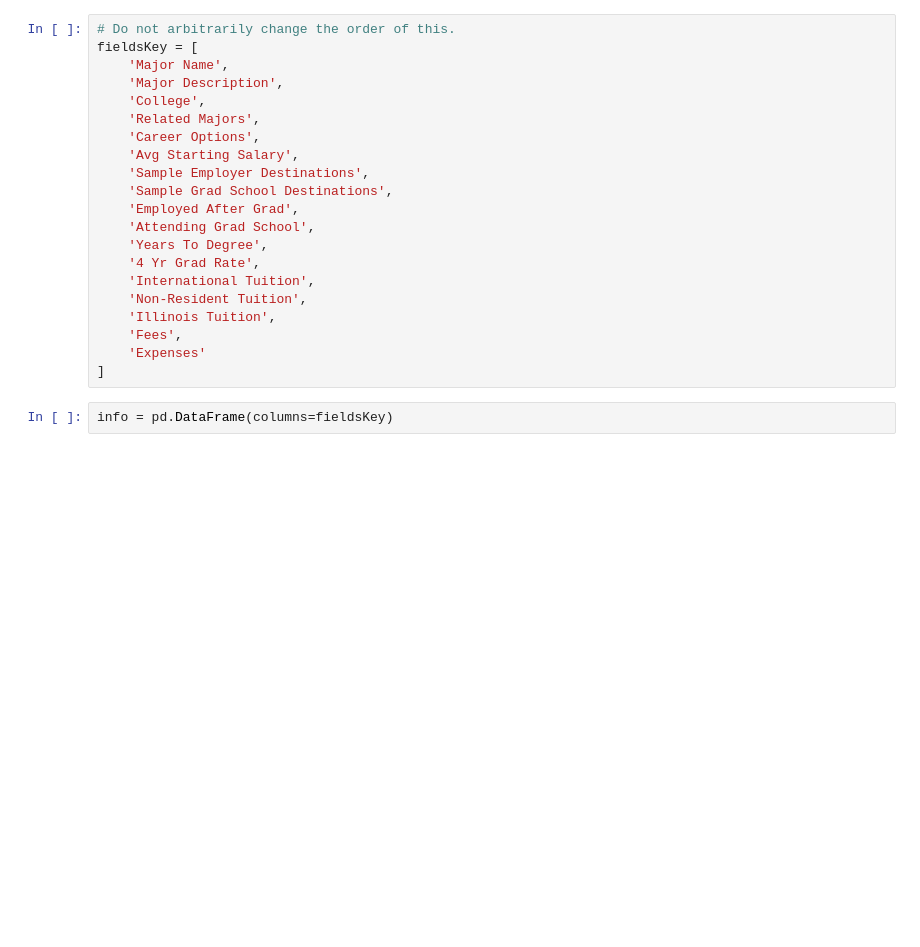
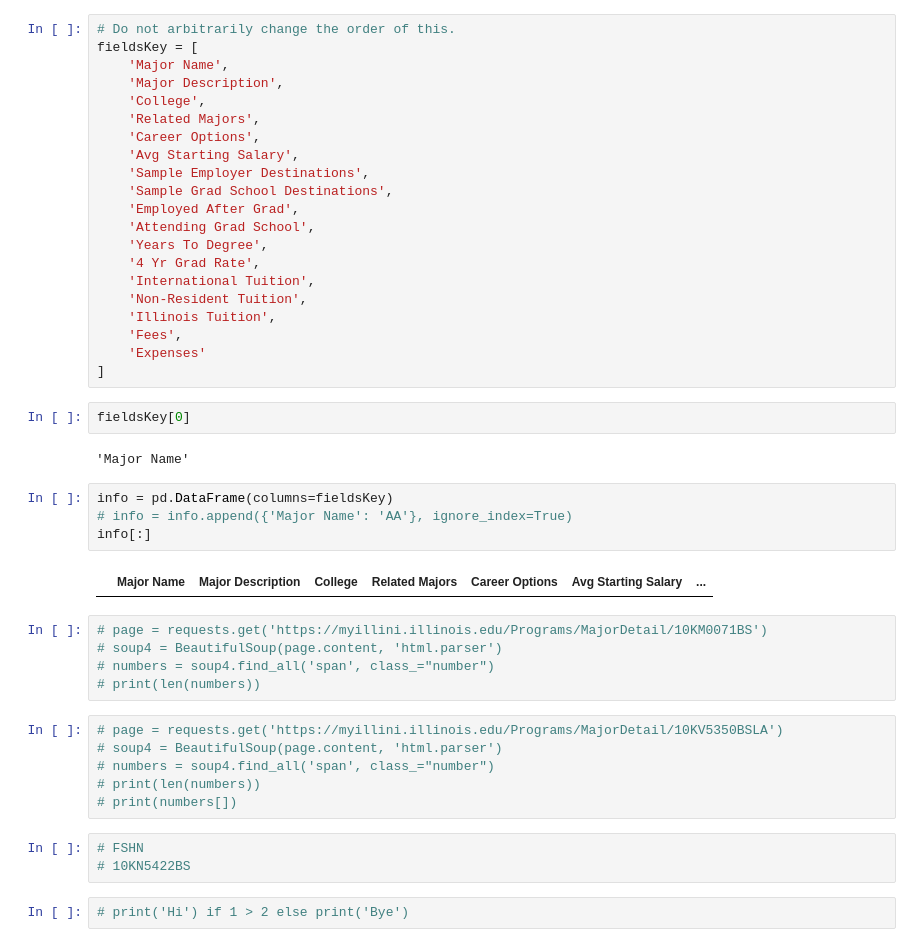
Before and after one commit to YashSukhwani/UIUC-Majors-Analysis, a Jupyter notebook: Job Info.ipynb, the cells around one changed output. Drawn from its saved outputs; the diff is of its cells as text; blank space fills up the shorter version.

```diff
--- a/Job Info.ipynb
+++ b/Job Info.ipynb
@@ -35,5 +37,29 @@ fieldsKey = [
     'Fees',
     'Expenses'
 ]
+# %%
+fieldsKey[0]
+# %% [output]
+'Major Name'
 # %%
 info = pd.DataFrame(columns=fieldsKey)
+# info = info.append({'Major Name': 'AA'}, ignore_index=True)
+info[:]
+# %% [output]
+|  | Major Name | Major Description | College | Related Majors | Career Options | Avg Starting Salary | ... |
+# %%
+# page = requests.get('https://myillini.illinois.edu/Programs/MajorDetail/10KM0071BS')
+# soup4 = BeautifulSoup(page.content, 'html.parser')
+# numbers = soup4.find_all('span', class_="number")
+# print(len(numbers))
+# %%
+# page = requests.get('https://myillini.illinois.edu/Programs/MajorDetail/10KV5350BSLA')
+# soup4 = BeautifulSoup(page.content, 'html.parser')
+# numbers = soup4.find_all('span', class_="number")
+# print(len(numbers))
+# print(numbers[])
+# %%
+# FSHN
+# 10KN5422BS
+# %%
+# print('Hi') if 1 > 2 else print('Bye')
```
Also changed, not shown: parts of 20 cells of this notebook, 1 other file.
